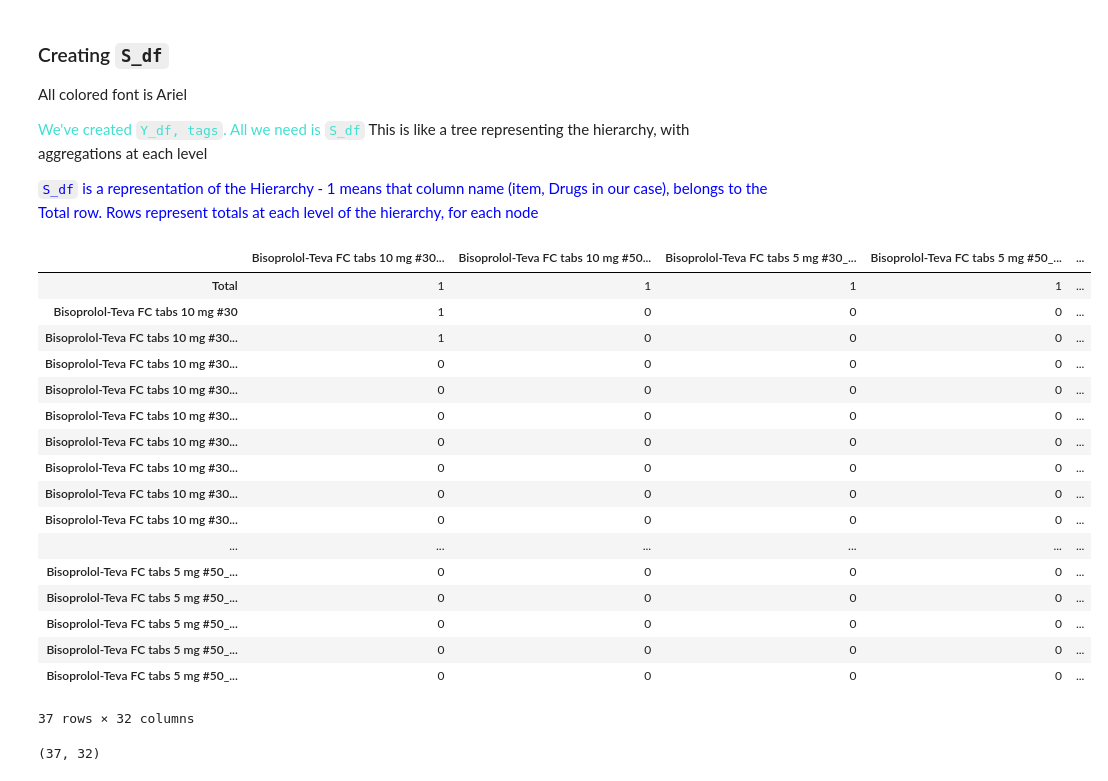
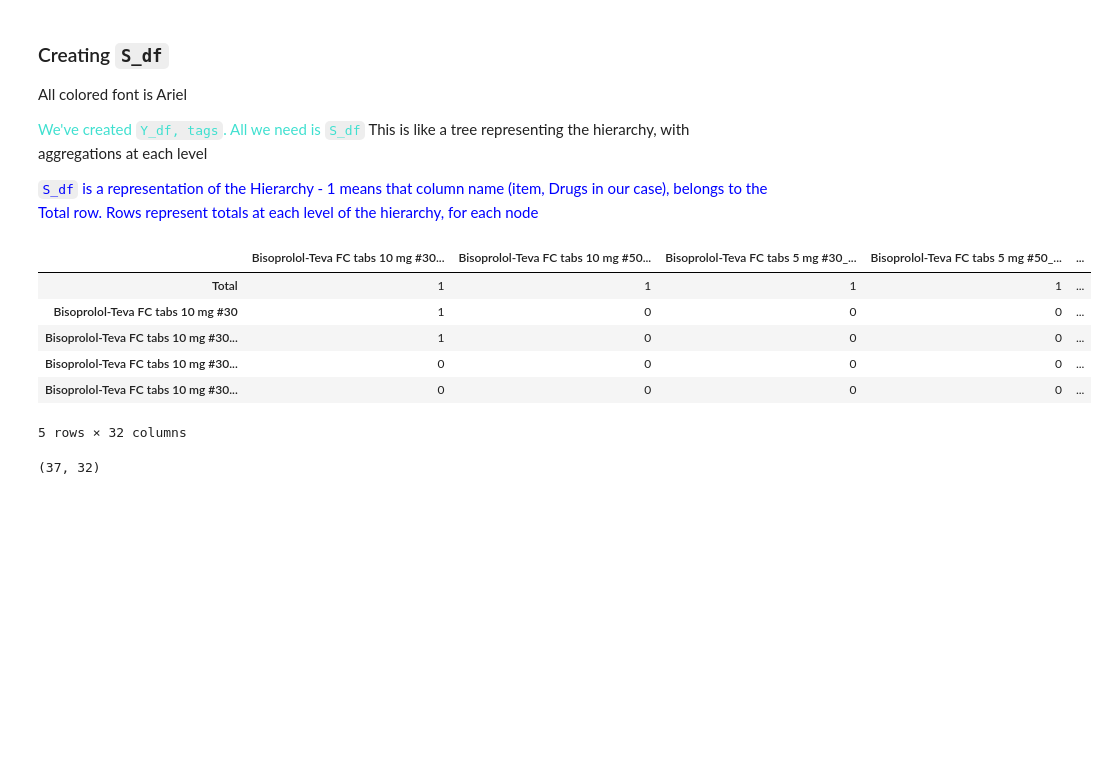
Before and after one commit to ariellubonja/hierarchical-time-series, a Jupyter notebook: hierarchical_ts_testing.ipynb, the cells around one changed output. Saved outputs shown, nothing was run; the diff lists cells and outputs as text; code cells hidden in the pictures; blank space fills up the shorter version.

```diff
--- a/hierarchical_ts_testing.ipynb
+++ b/hierarchical_ts_testing.ipynb
@@ -234,26 +194,15 @@ This is like a tree representing the hierarchy, with aggregations at each level
 # %%
 S_df = create_S_df(df_brand)
 
-S_df
+S_df.head()
 # %% [output]
 |  | Bisoprolol-Teva FC tabs 10 mg #30... | Bisoprolol-Teva FC tabs 10 mg #50... | Bisoprolol-Teva FC tabs 5 mg #30_... | Bisoprolol-Teva FC tabs 5 mg #50_... | ... |
 | Total | 1 | 1 | 1 | 1 | ... |
 | Bisoprolol-Teva FC tabs 10 mg #30 | 1 | 0 | 0 | 0 | ... |
 | Bisoprolol-Teva FC tabs 10 mg #30... | 1 | 0 | 0 | 0 | ... |
 | Bisoprolol-Teva FC tabs 10 mg #30... | 0 | 0 | 0 | 0 | ... |
 | Bisoprolol-Teva FC tabs 10 mg #30... | 0 | 0 | 0 | 0 | ... |
-| Bisoprolol-Teva FC tabs 10 mg #30... | 0 | 0 | 0 | 0 | ... |
-| Bisoprolol-Teva FC tabs 10 mg #30... | 0 | 0 | 0 | 0 | ... |
-| Bisoprolol-Teva FC tabs 10 mg #30... | 0 | 0 | 0 | 0 | ... |
-| Bisoprolol-Teva FC tabs 10 mg #30... | 0 | 0 | 0 | 0 | ... |
-| Bisoprolol-Teva FC tabs 10 mg #30... | 0 | 0 | 0 | 0 | ... |
-| ... | ... | ... | ... | ... | ... |
-| Bisoprolol-Teva FC tabs 5 mg #50_... | 0 | 0 | 0 | 0 | ... |
-| Bisoprolol-Teva FC tabs 5 mg #50_... | 0 | 0 | 0 | 0 | ... |
-| Bisoprolol-Teva FC tabs 5 mg #50_... | 0 | 0 | 0 | 0 | ... |
-| Bisoprolol-Teva FC tabs 5 mg #50_... | 0 | 0 | 0 | 0 | ... |
-| Bisoprolol-Teva FC tabs 5 mg #50_... | 0 | 0 | 0 | 0 | ... |
-37 rows × 32 columns
+5 rows × 32 columns
 # %%
 S_df.shape
 # %% [output]
```
Also changed, not shown: parts of 20 cells of this notebook.
